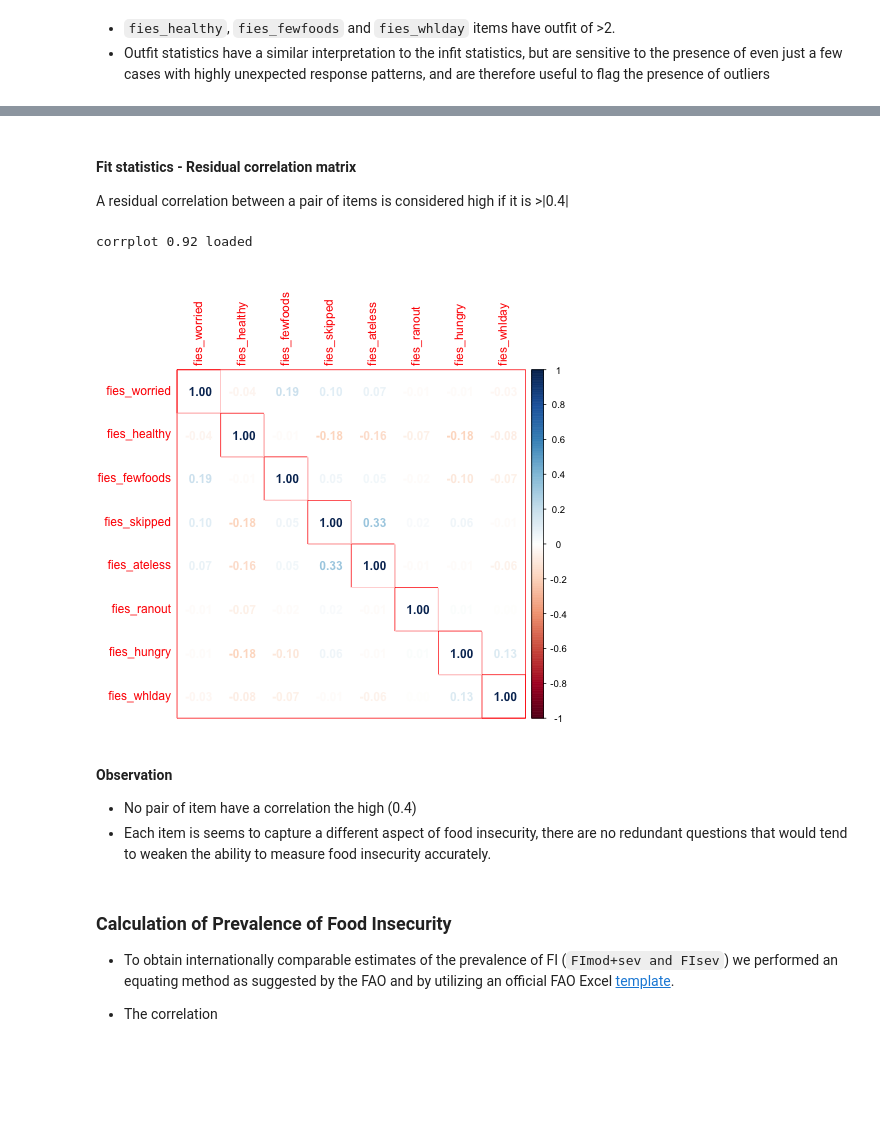
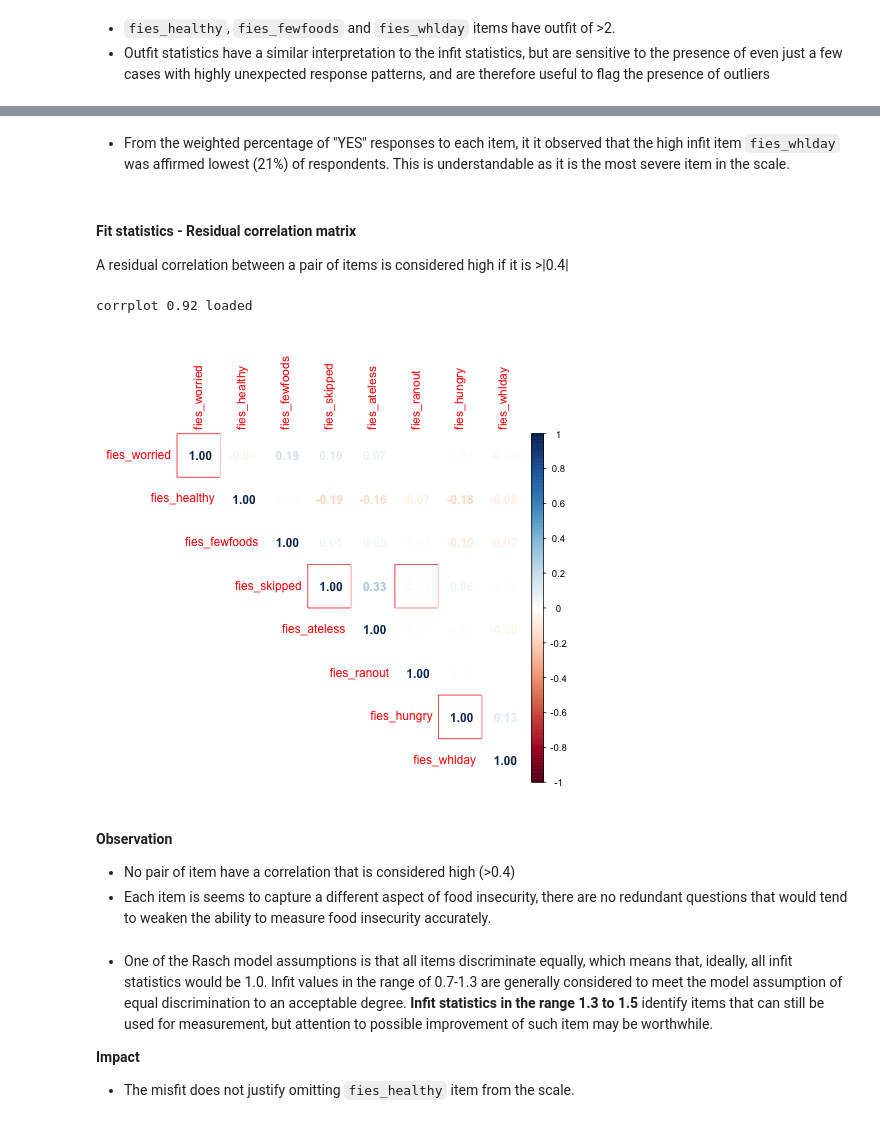
Before and after one commit to decorouz/Food_Insecurity_Indicators_Analysis, a Jupyter notebook: notebooks/1_rasch_model.ipynb, the cells around one changed output, grey strips where cells are left out. Cells and saved outputs as stored; diff of their text form; code cells hidden in the pictures; blank space fills up the shorter version.

Commit message:
update rasch model

```diff
--- a/notebooks/1_rasch_model.ipynb
+++ b/notebooks/1_rasch_model.ipynb
@@ -107,15 +134,16 @@ file_path <- "../data/fao_round6_ng_clean_data.csv"
 fies.ng <- read_csv(file_path)
 
 fies.ng <- fies.ng %>%
-  select(matches("^(fies|weight)"))
+  select(matches("^(weight|fies)"))
 
 # Convert the values to integers
 # df <- as.data.frame(lapply(df, as.integer))
 
 # # Drop values with extreme scores
-fies.ng <- subset(fies.ng, !(fies_rawscore %in% c(0.0, 8.0)))
+# fies.ng <- subset(fies.ng, !(fies_rawscore %in% c(0.0, 8.0)))
 
 # dim(df)
 # head(fies.ng)
+# write.csv(fies.ng, "../data/fies_rasch_analysis.csv", row.names = FALSE)
 dim(fies.ng)
 # %% [output]
@@ -439,3 +419,5 @@ useful to flag the presence of outliers
+# %% [markdown]
+* From the weighted percentage of "YES" responses to each item, it it observed that the high infit item `fies_whlday` was affirmed lowest (21%) of respondents. This is understandable as it is the most severe item in the scale.
 # %% [markdown]
 #### Fit statistics - Residual correlation matrix
 
@@ -443,31 +425,30 @@ A residual correlation between a pair of items is considered high if it is >|0.4
 # %%
 %%R
 library(corrplot)
 #  Residual correlation matrix
 
 # Set the threshold value for highlighting
 threshold <- 0.4
 
 cor_matrix <- rr.nigeria$res.corr
 
 # Define colors for highlighting
 highlight_color <- ifelse(abs(cor_matrix) > threshold, "red", "white")
 
 # Plot the correlation matrix with highlighted values
-corrplot(cor_matrix, method = "number", addgrid.col = highlight_color)
-
-# corrplot(cor_matrix, method = "square", addCoef.col = "black")
+corrplot(cor_matrix, method = "number", addgrid.col = highlight_color, type="upper")
 # %% [output]
 corrplot 0.92 loaded
-[figure, old version]
+[figure, new version]
 # %% [markdown]
 **Observation**
 
-* No pair of item have a correlation the high (0.4)
+* No pair of item have a correlation that is considered high (>0.4)
 * Each item is seems to capture a different aspect of food insecurity, there are no redundant questions that would tend to weaken the ability to measure food insecurity accurately.
-# %% [markdown]
-### Calculation of Prevalence of Food Insecurity
-
-* To obtain internationally comparable estimates of the prevalence of FI (`FImod+sev and FIsev`) we performed an equating method as suggested by the FAO and by utilizing an official FAO Excel [template](https://www.fao.org/fileadmin/user_upload/voices_of_the_hungry/docs/EPE_Example_05.xlsx).
-
-* The correlation
+# %% [markdown]
+* One of the Rasch model assumptions is that all items discriminate equally, which
+means that, ideally, all infit statistics would be 1.0. Infit values in the range of 0.7-1.3 are generally considered to meet the model assumption of equal discrimination to an acceptable degree. **Infit statistics in the range 1.3 to 1.5** identify items that can still be used for measurement, but attention to possible improvement of such item may be worthwhile.
+
+**Impact**
+
+* The misfit does not justify omitting `fies_healthy` item from the scale.
```
Also changed, not shown: parts of 46 cells of this notebook.
